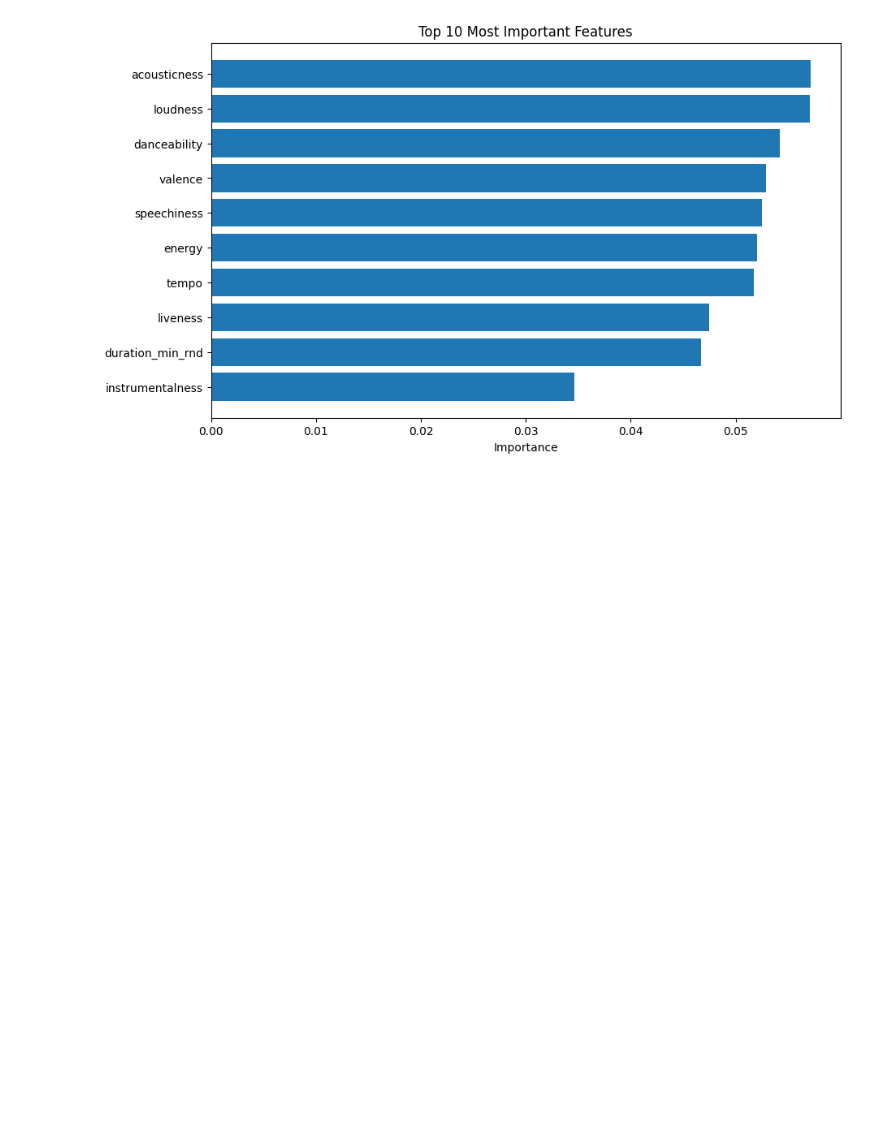
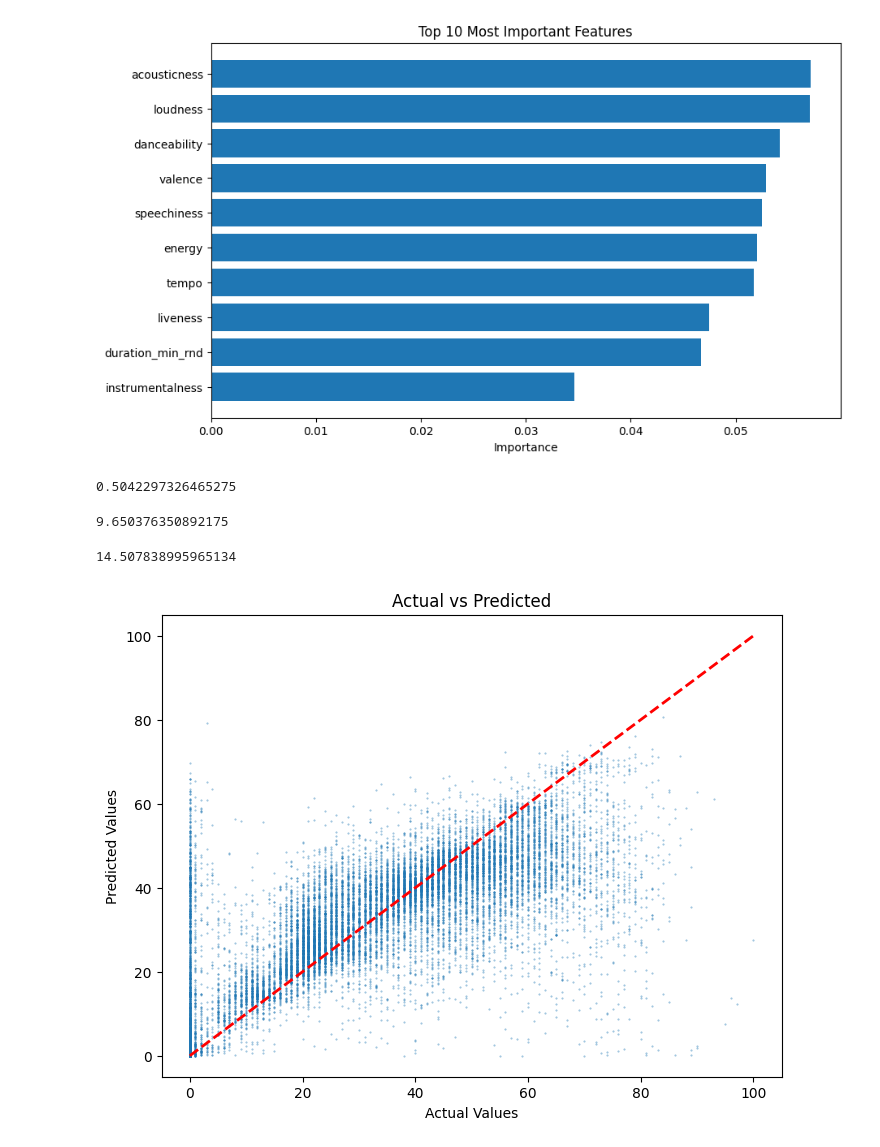
Before and after one commit to cathaldunne11/spotify_tracks, a Jupyter notebook: modeling_prep.ipynb, the cells around one changed output. Saved outputs shown, nothing was run; the diff lists cells and outputs as text; code cells hidden in the pictures; blank space fills up the shorter version.

```diff
--- a/modeling_prep.ipynb
+++ b/modeling_prep.ipynb
@@ -78,8 +96,8 @@ rf_model.fit(X_train, y_train)
 # %% [output]
 RandomForestRegressor(n_jobs=-1, random_state=42)
 # %%
-# make predictions
+# Step 4 make predictions
 
 # Predict on test data
-predictions = rf_model.predict(X_test)
+y_pred = rf_model.predict(X_test)
 # %%
@@ -165,0 +167,32 @@ Top 10 Most Important Features:
+# %%
+# look at the r2 score - 1 is perfect, 0  is no better than just predicting the mean
+r2 = r2_score(y_test, y_pred)
+print(r2)
+# %% [output]
+0.5042297326465275
+# %%
+# Look at the mean absolute Error  - the average difference between the real and actual values in the same units as the target variable
+mae = MAE(y_test, y_pred)
+print(mae)
+# %% [output]
+9.650376350892175
+# %%
+# root mean squared error - similar to MAE but punishes large errors more heavily
+import numpy as np
+rmse = np.sqrt(MSE(y_test, y_pred))
+print(rmse)
+# %% [output]
+14.507838995965134
+# %%
+import matplotlib.pyplot as plt
+
+# Scatter plot: Actual vs Predicted
+plt.figure(figsize=(8, 6))
+plt.scatter(y_test, y_pred, alpha=0.5, s = 0.2)
+plt.plot([y_test.min(), y_test.max()], [y_test.min(), y_test.max()], 'r--', lw=2)
+plt.xlabel('Actual Values')
+plt.ylabel('Predicted Values')
+plt.title('Actual vs Predicted')
+plt.show()
+# %% [output]
+[figure, added]
```
Also changed, not shown: parts of 8 cells of this notebook, 2 other files.
